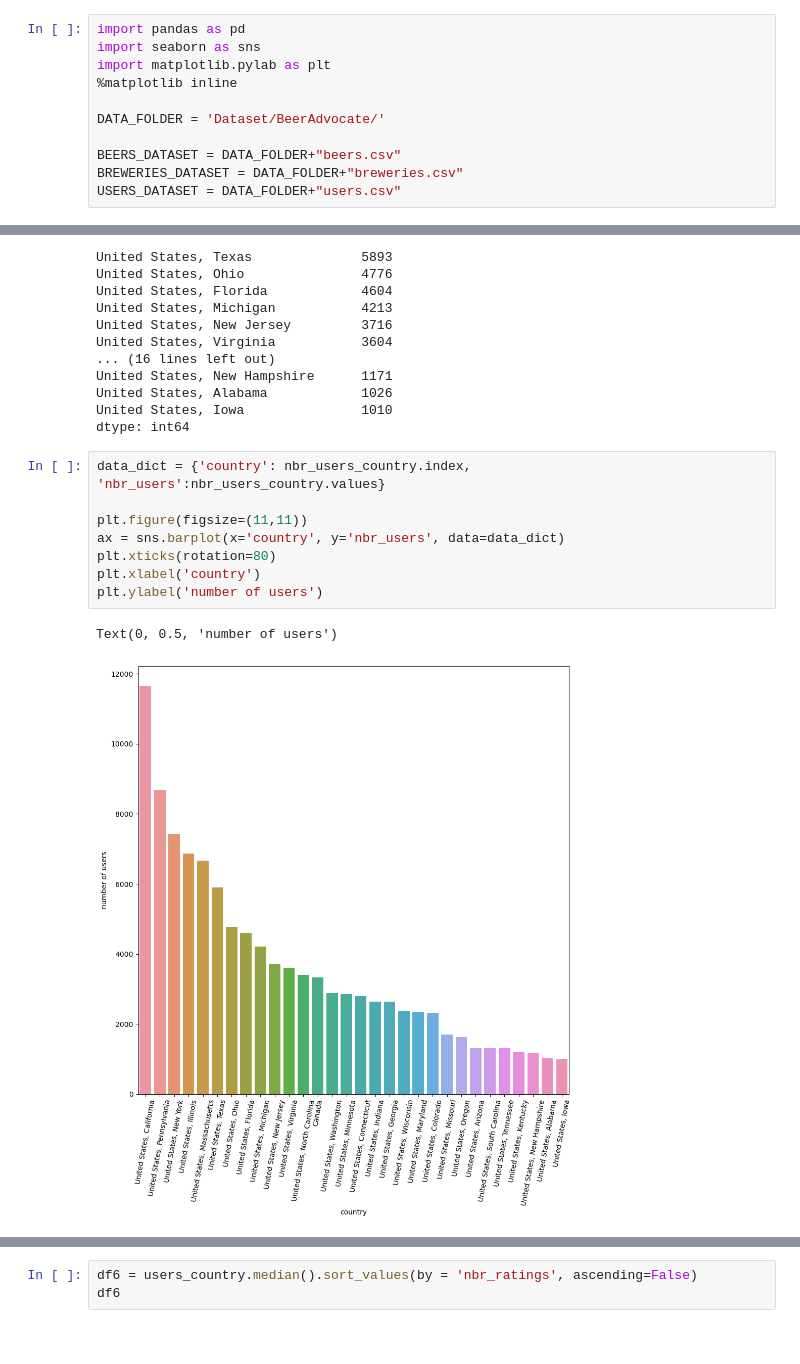
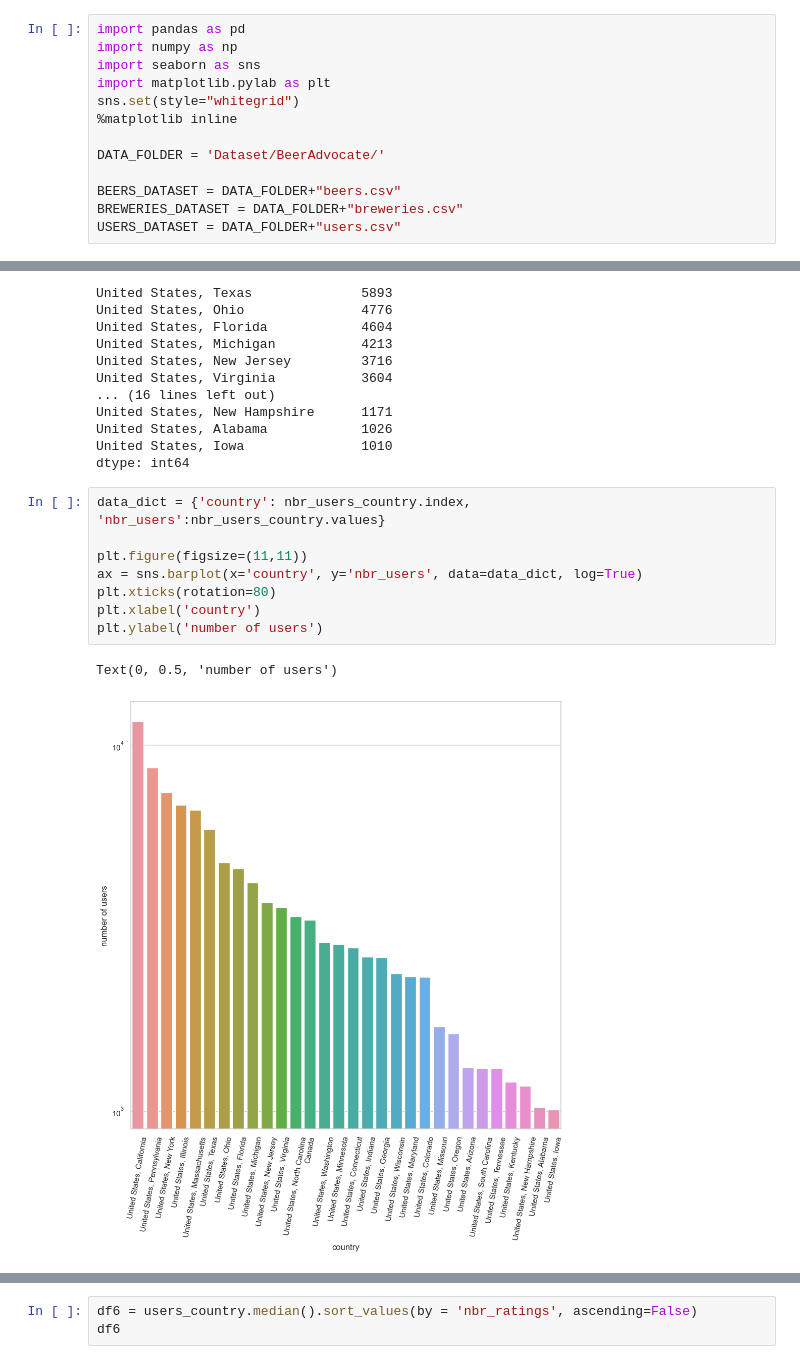
Before and after one commit to epfl-ada/ada-2022-project-toohottohoot, a Jupyter notebook: milestone2/Milestone2.ipynb, the cells around one changed output, grey strips where cells are left out. Cells and saved outputs as stored; diff of their text form.

Commit message:
some quite simple analysis on the data

```diff
--- a/milestone2/Milestone2.ipynb
+++ b/milestone2/Milestone2.ipynb
@@ -1,7 +1,9 @@
 # %%
 import pandas as pd
+import numpy as np
 import seaborn as sns
 import matplotlib.pylab as plt
+sns.set(style="whitegrid")
 %matplotlib inline
 
 DATA_FOLDER = 'Dataset/BeerAdvocate/'
@@ -284,12 +298,12 @@ dtype: int64
 # %%
 data_dict = {'country': nbr_users_country.index, 'nbr_users':nbr_users_country.values}
 
 plt.figure(figsize=(11,11))
-ax = sns.barplot(x='country', y='nbr_users', data=data_dict)
+ax = sns.barplot(x='country', y='nbr_users', data=data_dict, log=True)
 plt.xticks(rotation=80)
 plt.xlabel('country')
 plt.ylabel('number of users')
 # %% [output]
 Text(0, 0.5, 'number of users')
-[figure, old version]
+[figure, new version]
 # %%
```
Also changed, not shown: parts of 60 cells of this notebook, 17 other files.
